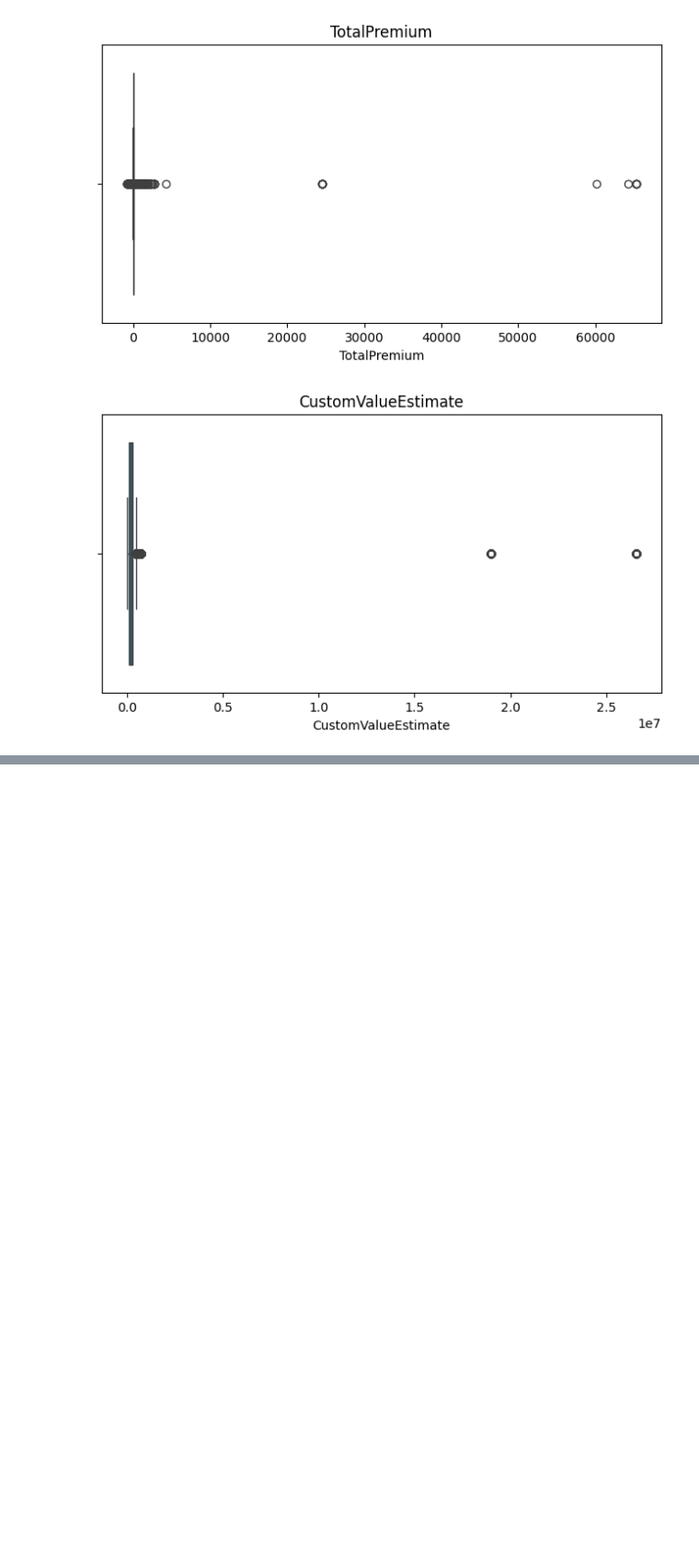
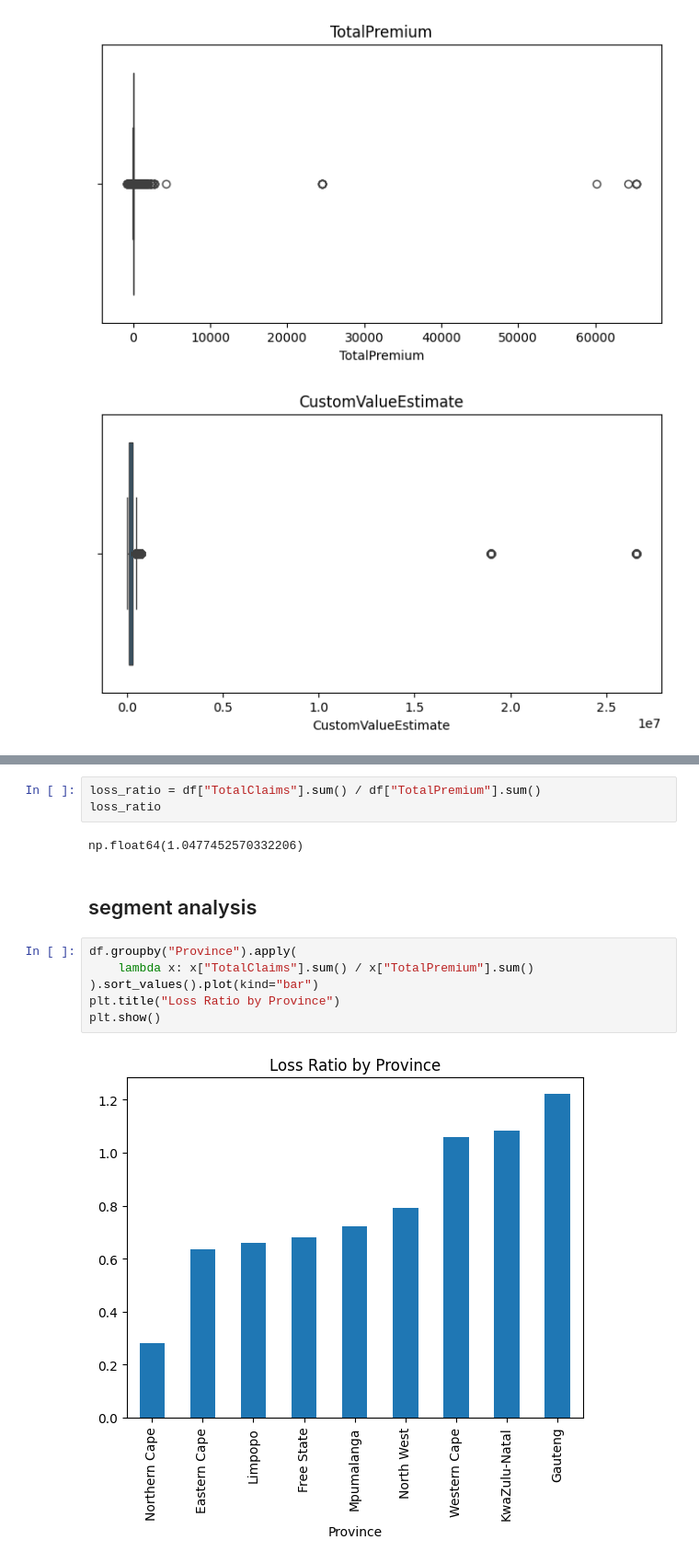
Before and after one commit to Redeat-Birhane/insurance-risk-analytics, a Jupyter notebook: notebooks/01_eda.ipynb, the cells around one changed output, grey strips where cells are left out. Shown at 92% size. Drawn from its saved outputs; the diff is of its cells as text; blank space fills up the shorter version.

Commit message:
feat: compute loss ratio and segment portfolio risk

```diff
--- a/notebooks/01_eda.ipynb
+++ b/notebooks/01_eda.ipynb
@@ -201,0 +210,15 @@ plot_boxplot(df, "CustomValueEstimate")
+# %%
+loss_ratio = df["TotalClaims"].sum() / df["TotalPremium"].sum()
+loss_ratio
+# %% [output]
+np.float64(1.0477452570332206)
+# %% [markdown]
+## segment analysis
+# %%
+df.groupby("Province").apply(
+    lambda x: x["TotalClaims"].sum() / x["TotalPremium"].sum()
+).sort_values().plot(kind="bar")
+plt.title("Loss Ratio by Province")
+plt.show()
+# %% [output]
+[figure, added]
```
Also changed, not shown: parts of 3 cells of this notebook.
